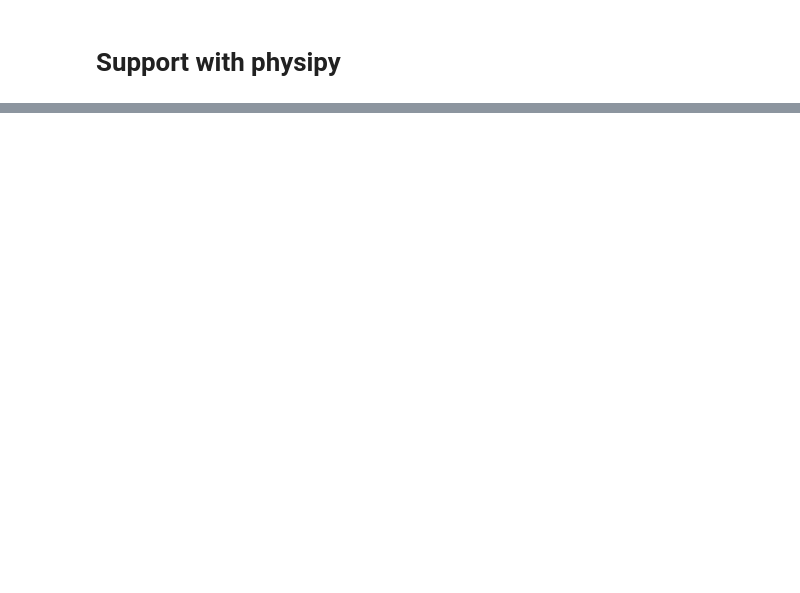
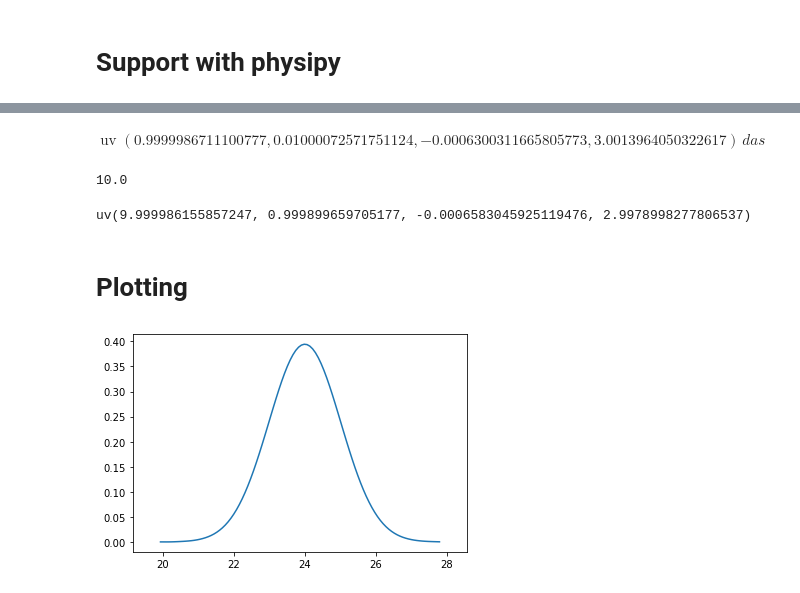
Before and after one commit to mocquin/physipy, a Jupyter notebook: docs/Support of mcerp.ipynb, the cells around one changed output, grey strips where cells are left out. Saved outputs shown, nothing was run; the diff lists cells and outputs as text; code cells hidden in the pictures; blank space fills up the shorter version.

Commit message:
update notebook on mcerp support

```diff
--- a/docs/Support of mcerp.ipynb
+++ b/docs/Support of mcerp.ipynb
@@ -74,0 +160,4 @@ NotUpcast: <class 'physipy.quantity.quantity.Quantity'> cannot be converted to a
+# %%
+x1 = m * N(24, 1)
+x2 = m * N(37, 4)
+x3 = s * Exp(2)
@@ -74,0 +217,18 @@ NotUpcast: <class 'physipy.quantity.quantity.Quantity'> cannot be converted to a
+# %%
+import scipy.stats as ss
+x = s * mcerp.uv(ss.norm(loc=10, scale=1))
+x
+# %% [output]
+$\operatorname{uv}{\left(0.9999986711100777,0.01000072571751124,-0.0006300311665805773,3.0013964050322617 \right)}\,das$
+# %%
+distrib = ss.norm(loc=10*s, scale=1*s)
+distrib.mean() # unit is stripped, not mcerp's fault
+# %% [output]
+10.0
+# %%
+y = mcerp.uv(distrib)
+y
+# %% [output]
+uv(9.999986155857247, 0.999899659705177, -0.0006583045925119476, 2.9978998277806537)
+# %% [markdown]
+# Plotting
@@ -74,0 +237,4 @@ NotUpcast: <class 'physipy.quantity.quantity.Quantity'> cannot be converted to a
+# %%
+x1.value.plot()
+# %% [output]
+[figure, added]
```
Also changed, not shown: parts of 41 cells of this notebook.
